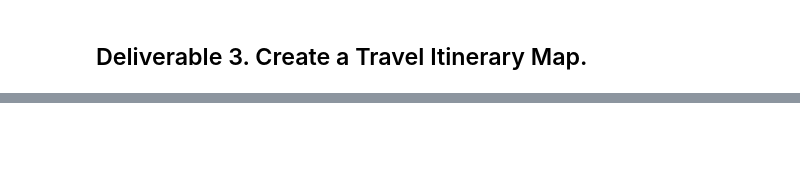
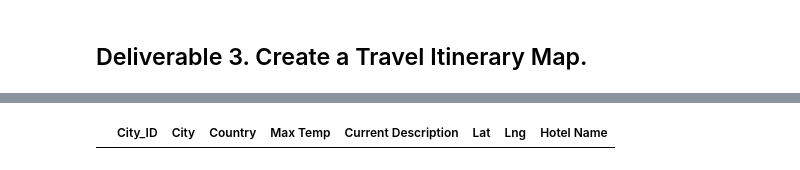
Before and after one commit to carolinacraus/World_Weather_Analysis, a Jupyter notebook: Vacation_Itinerary/Vacation_Itinerary.ipynb, the cells around one changed output, grey strips where cells are left out. Saved outputs shown, nothing was run; the diff lists cells and outputs as text; code cells hidden in the pictures; blank space fills up the shorter version.

```diff
--- a/Vacation_Itinerary/Vacation_Itinerary.ipynb
+++ b/Vacation_Itinerary/Vacation_Itinerary.ipynb
@@ -51,10 +73,14 @@ fig
 # %%
 # From the map above pick 4 cities and create a vacation itinerary route to travel between the four cities.
 # 5. Create DataFrames for each city by filtering the 'vacation_df' using the loc method.
+
 # Hint: The starting and ending city should be the same city.
 
-vacation_start = vacation_df.loc[]
-vacation_end = vacation_df.loc[]
-vacation_stop1 = vacation_df.loc[]
-vacation_stop2 = vacation_df.loc[]
-vacation_stop3 = vacation_df.loc[]
+vacation_start = vacation_df.loc[vacation_df["City"] == "Crotone"]
+vacation_end = pref_cities_df.loc[pref_cities_df["City"] == "Crotone"]
+vacation_stop1 = pref_cities_df.loc[pref_cities_df["City"] == "Tarragona"]
+vacation_stop2 = pref_cities_df.loc[pref_cities_df["City"] == "Vila Franca de Campo"]
+vacation_stop3 = pref_cities_df.loc[pref_cities_df["City"] == "Mantua"]
+vacation_start
+# %% [output]
+|  | City_ID | City | Country | Max Temp | Current Description | Lat | Lng | Hotel Name |
```
Also changed, not shown: parts of 9 cells of this notebook, 4 other files.
